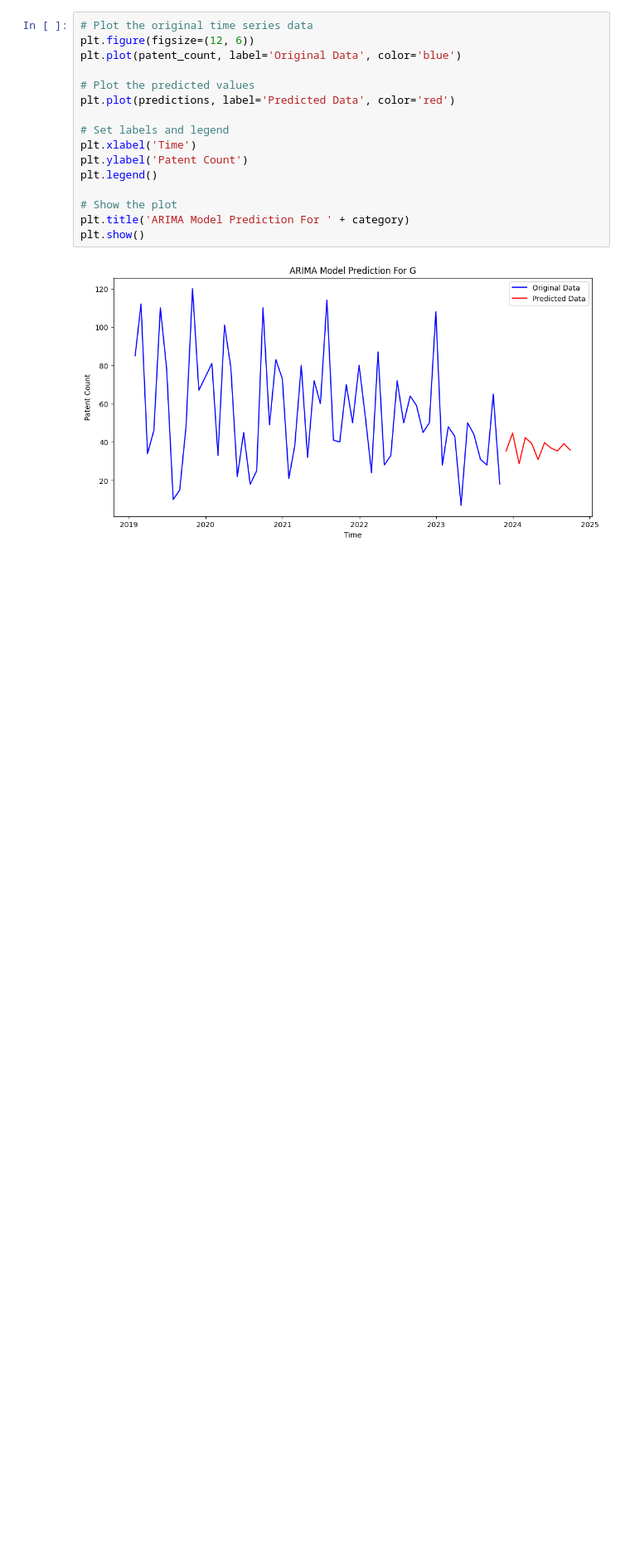
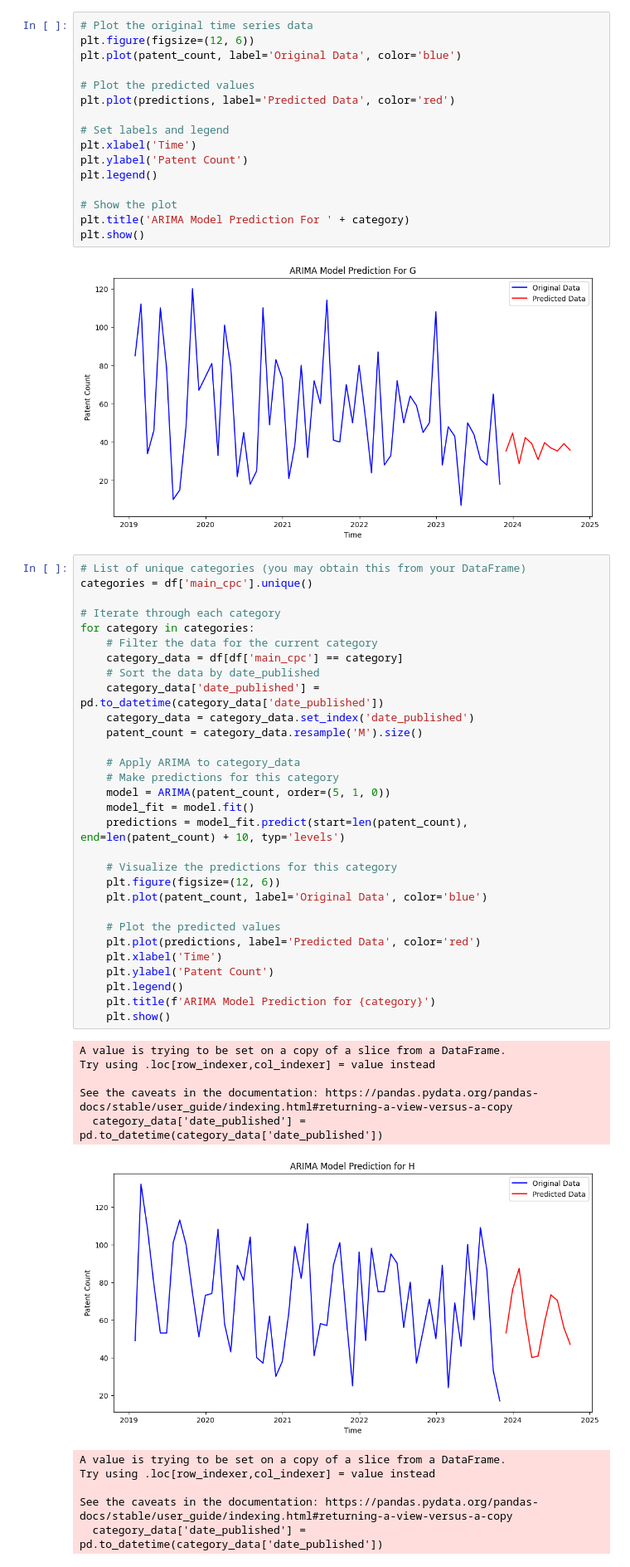
Before and after one commit to justinqj/iLab, a Jupyter notebook: time_series_prediction.ipynb, the cells around one changed output. Shown at 83% size. Drawn from its saved outputs; the diff is of its cells as text; blank space fills up the shorter version.

```diff
--- a/time_series_prediction.ipynb
+++ b/time_series_prediction.ipynb
@@ -113,3 +113,45 @@ plt.title('ARIMA Model Prediction For ' + category)
 plt.show()
 # %% [output]
 [figure]
+# %%
+# List of unique categories (you may obtain this from your DataFrame)
+categories = df['main_cpc'].unique()
+
+# Iterate through each category
+for category in categories:
+    # Filter the data for the current category
+    category_data = df[df['main_cpc'] == category]
+    # Sort the data by date_published
+    category_data['date_published'] = pd.to_datetime(category_data['date_published'])
+    category_data = category_data.set_index('date_published')
+    patent_count = category_data.resample('M').size()
+
+    # Apply ARIMA to category_data
+    # Make predictions for this category
+    model = ARIMA(patent_count, order=(5, 1, 0))
+    model_fit = model.fit()
+    predictions = model_fit.predict(start=len(patent_count), end=len(patent_count) + 10, typ='levels')
+
+    # Visualize the predictions for this category
+    plt.figure(figsize=(12, 6))
+    plt.plot(patent_count, label='Original Data', color='blue')
+
+    # Plot the predicted values
+    plt.plot(predictions, label='Predicted Data', color='red')
+    plt.xlabel('Time')
+    plt.ylabel('Patent Count')
+    plt.legend()
+    plt.title(f'ARIMA Model Prediction for {category}')
+    plt.show()
+# %% [output]
+A value is trying to be set on a copy of a slice from a DataFrame.
+Try using .loc[row_indexer,col_indexer] = value instead
+
+See the caveats in the documentation: https://pandas.pydata.org/pandas-docs/stable/user_guide/indexing.html#returning-a-view-versus-a-copy
+  category_data['date_published'] = pd.to_datetime(category_data['date_published'])
+[figure, added]
+A value is trying to be set on a copy of a slice from a DataFrame.
+Try using .loc[row_indexer,col_indexer] = value instead
+
+See the caveats in the documentation: https://pandas.pydata.org/pandas-docs/stable/user_guide/indexing.html#returning-a-view-versus-a-copy
+  category_data['date_published'] = pd.to_datetime(category_data['date_published'])
```
Also changed, not shown: parts of 1 cell of this notebook.
